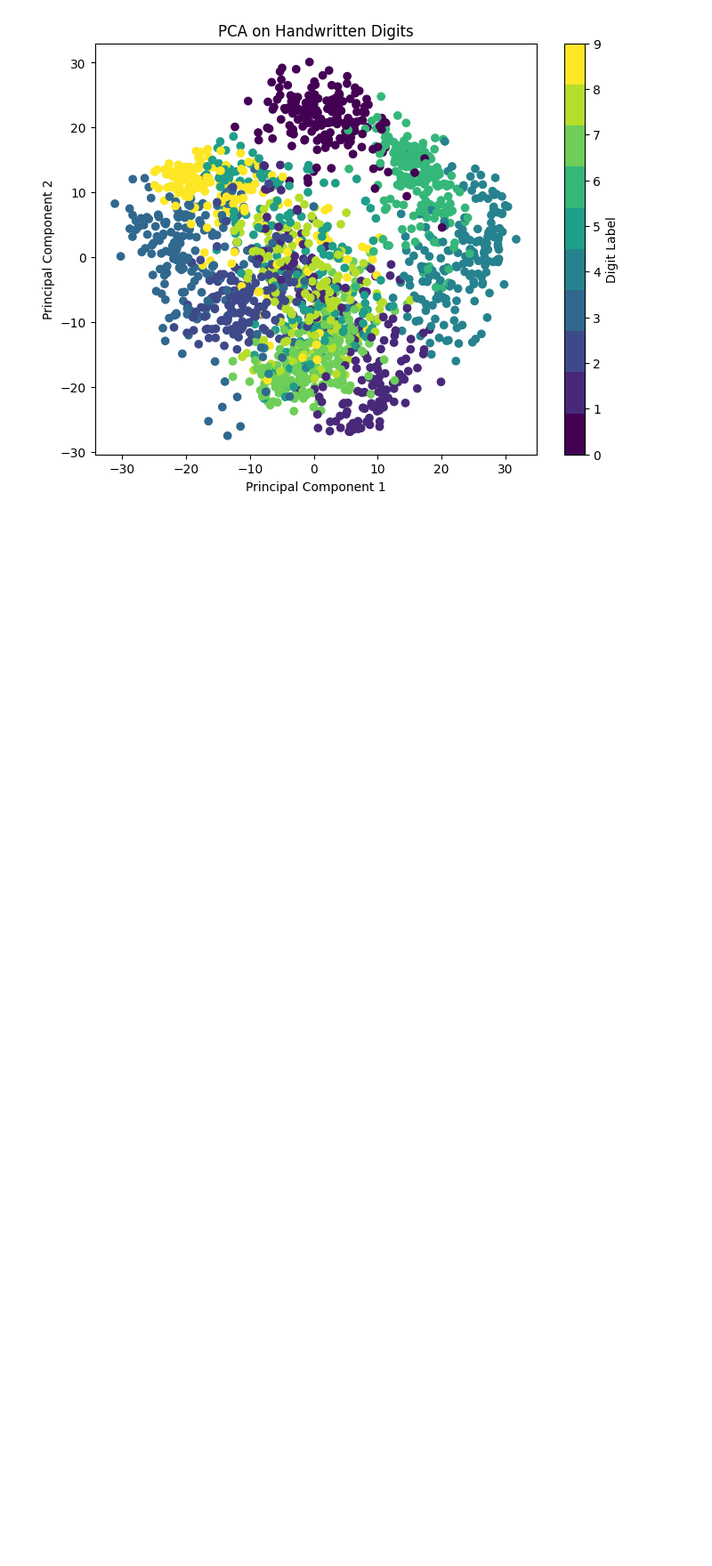
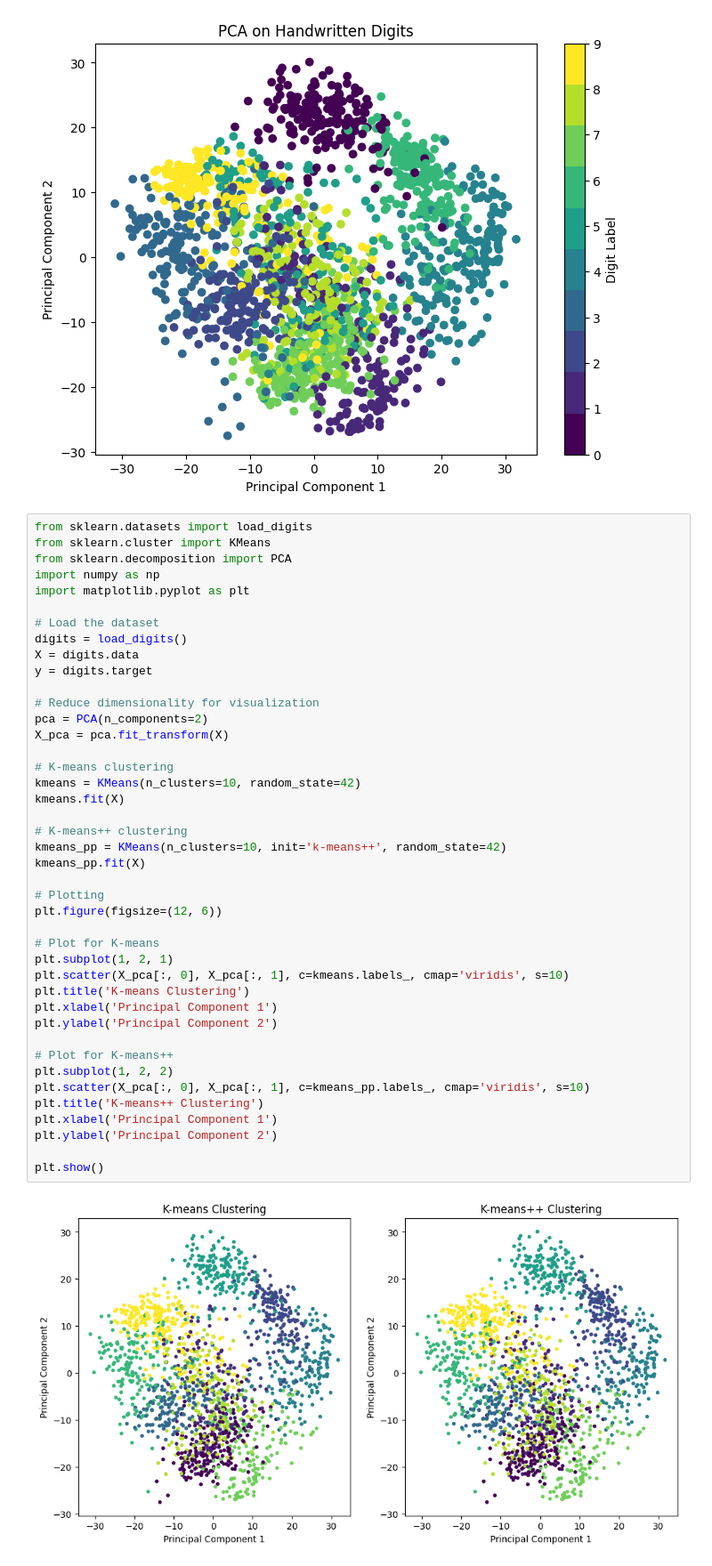
Before and after one commit to Ro-han12/deep_learning, a Jupyter notebook: ml_codes.ipynb, the cells around one changed output. Shown: that part at 89% size. Cells and saved outputs as stored; diff of their text form; blank space fills up the shorter version.

Commit message:
kmeans++

```diff
--- a/ml_codes.ipynb
+++ b/ml_codes.ipynb
@@ -22,3 +22,47 @@ plt.title('PCA on Handwritten Digits')
 plt.show()
 # %% [output]
 [figure]
+# %%
+from sklearn.datasets import load_digits
+from sklearn.cluster import KMeans
+from sklearn.decomposition import PCA
+import numpy as np
+import matplotlib.pyplot as plt
+
+# Load the dataset
+digits = load_digits()
+X = digits.data
+y = digits.target
+
+# Reduce dimensionality for visualization
+pca = PCA(n_components=2)
+X_pca = pca.fit_transform(X)
+
+# K-means clustering
+kmeans = KMeans(n_clusters=10, random_state=42)
+kmeans.fit(X)
+
+# K-means++ clustering
+kmeans_pp = KMeans(n_clusters=10, init='k-means++', random_state=42)
+kmeans_pp.fit(X)
+
+# Plotting
+plt.figure(figsize=(12, 6))
+
+# Plot for K-means
+plt.subplot(1, 2, 1)
+plt.scatter(X_pca[:, 0], X_pca[:, 1], c=kmeans.labels_, cmap='viridis', s=10)
+plt.title('K-means Clustering')
+plt.xlabel('Principal Component 1')
+plt.ylabel('Principal Component 2')
+
+# Plot for K-means++
+plt.subplot(1, 2, 2)
+plt.scatter(X_pca[:, 0], X_pca[:, 1], c=kmeans_pp.labels_, cmap='viridis', s=10)
+plt.title('K-means++ Clustering')
+plt.xlabel('Principal Component 1')
+plt.ylabel('Principal Component 2')
+
+plt.show()
+# %% [output]
+[figure, added]
```
